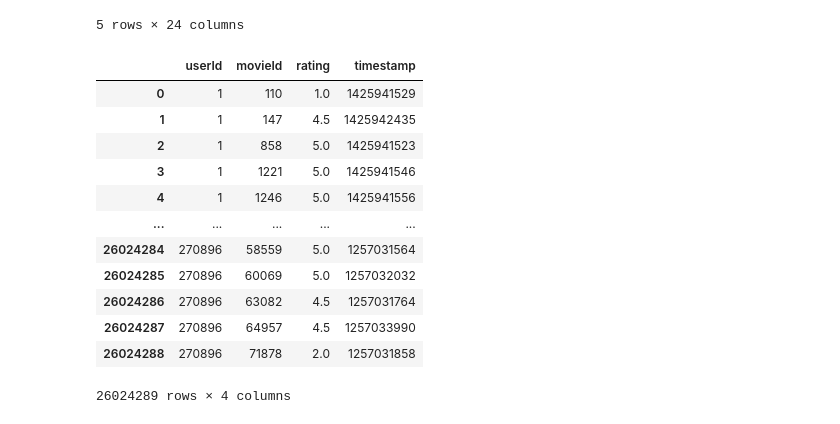
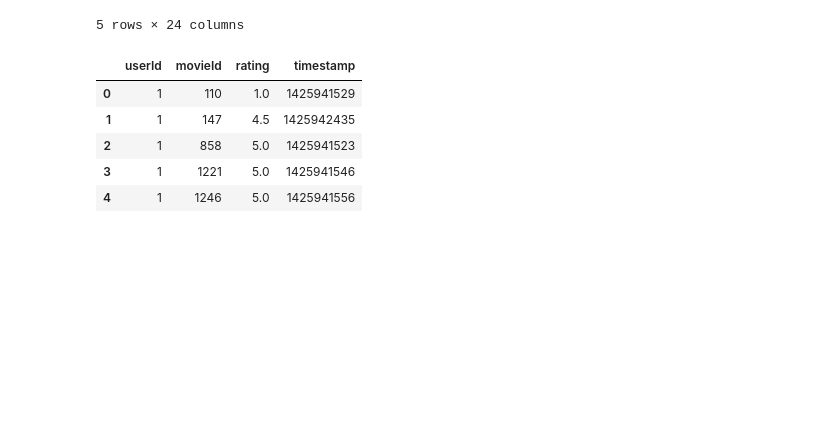
Before and after one commit to Irenejoycem/Movies-ETL, a Jupyter notebook: ETL_function_test.ipynb, the cells around one changed output. Drawn from its saved outputs; the diff is of its cells as text; code cells hidden in the pictures; blank space fills up the shorter version.

```diff
--- a/ETL_function_test.ipynb
+++ b/ETL_function_test.ipynb
@@ -69,18 +69,11 @@ kaggle_metadata.head()
 5 rows × 24 columns
 # %%
 # 11. Check the ratings DataFrame.
-ratings.
+ratings.head()
 # %% [output]
 |  | userId | movieId | rating | timestamp |
 | 0 | 1 | 110 | 1.0 | 1425941529 |
 | 1 | 1 | 147 | 4.5 | 1425942435 |
 | 2 | 1 | 858 | 5.0 | 1425941523 |
 | 3 | 1 | 1221 | 5.0 | 1425941546 |
 | 4 | 1 | 1246 | 5.0 | 1425941556 |
-| ... | ... | ... | ... | ... |
-| 26024284 | 270896 | 58559 | 5.0 | 1257031564 |
-| 26024285 | 270896 | 60069 | 5.0 | 1257032032 |
-| 26024286 | 270896 | 63082 | 4.5 | 1257031764 |
-| 26024287 | 270896 | 64957 | 4.5 | 1257033990 |
-| 26024288 | 270896 | 71878 | 2.0 | 1257031858 |
-26024289 rows × 4 columns
```
Also changed, not shown: 2 other files.
